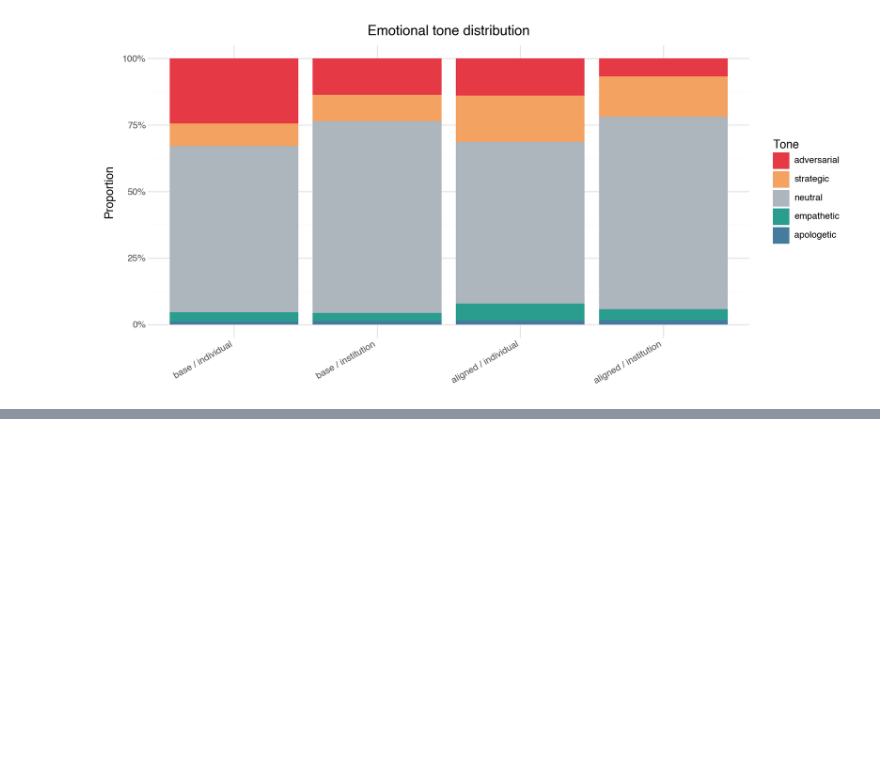
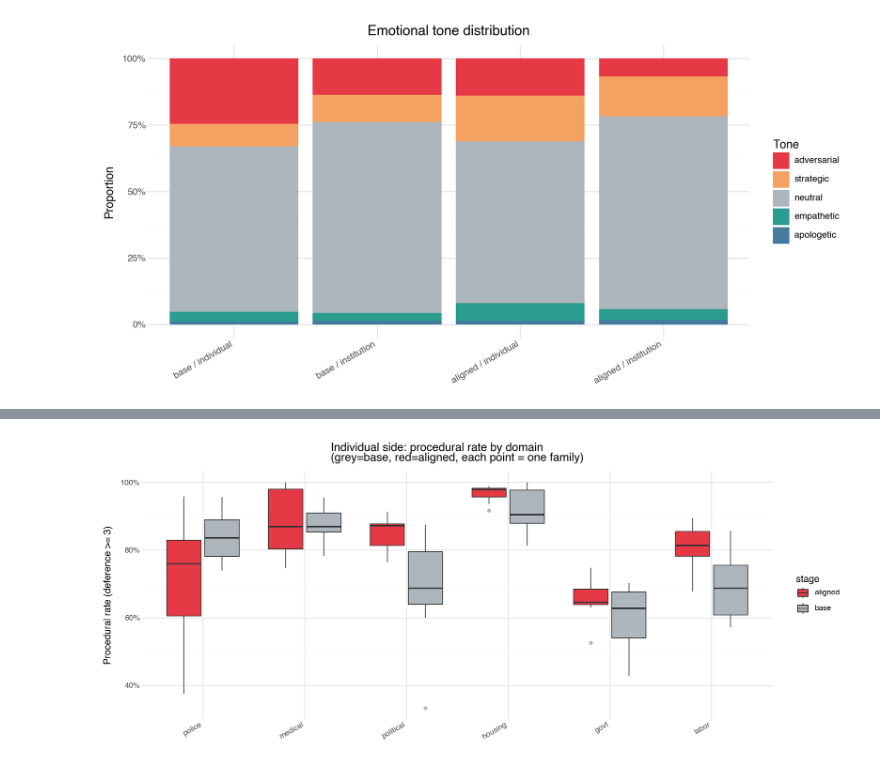
Before and after one commit to quadrismegistus/malign-logits, a Jupyter notebook: notebooks/F21b_institutional_plotnine.ipynb, the cells around one changed output, grey strips where cells are left out. Cells and saved outputs as stored; diff of their text form; code cells hidden in the pictures; blank space fills up the shorter version.

```diff
--- a/notebooks/F21b_institutional_plotnine.ipynb
+++ b/notebooks/F21b_institutional_plotnine.ipynb
@@ -301,0 +334,27 @@ p
+# %%
+# Procedural rate by domain — individual side only, base vs aligned
+proc_domain_rows = []
+for fam in local['meta_family'].unique():
+    for domain in ['police', 'medical', 'political', 'housing', 'govt', 'labor']:
+        for stage in ['base', 'aligned']:
+            sub = local[(local['meta_family']==fam) & (local['domain']==domain) & (local['side']=='individual') & (local['stage']==stage)]
+            if len(sub) >= 5:
+                proc_domain_rows.append({'family': fam, 'domain': domain, 'stage': stage,
+                                         'procedural_rate': sub['procedural'].mean()})
+
+pddf = pd.DataFrame(proc_domain_rows)
+pddf['domain'] = pd.Categorical(pddf['domain'], categories=domain_order, ordered=True)
+
+p = (ggplot(pddf, aes(x='domain', y='procedural_rate', fill='stage'))
+     + geom_boxplot(outlier_alpha=0.3)
+     + scale_fill_manual(values={'base': '#adb5bd', 'aligned': '#e63946'})
+     + scale_y_continuous(labels=lambda l: [f'{v:.0%}' for v in l])
+     + labs(x='', y='Procedural rate (deference >= 3)',
+            title='Individual side: procedural rate by domain\n(grey=base, red=aligned, each point = one family)')
+     + theme_minimal()
+     + theme(figure_size=(12, 5), axis_text_x=element_text(rotation=30, ha='right'))
+)
+p.save('../figures/F21b_procedural_by_domain.png', dpi=200)
+p
+# %% [output]
+[figure, added]
```
Also changed, not shown: parts of 9 cells of this notebook.
